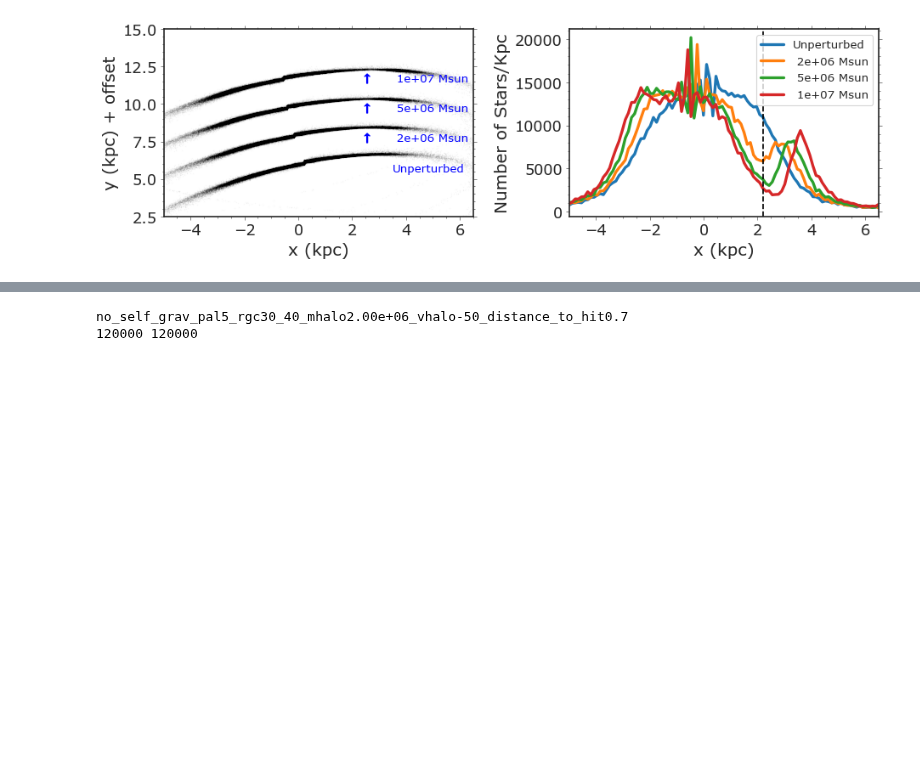
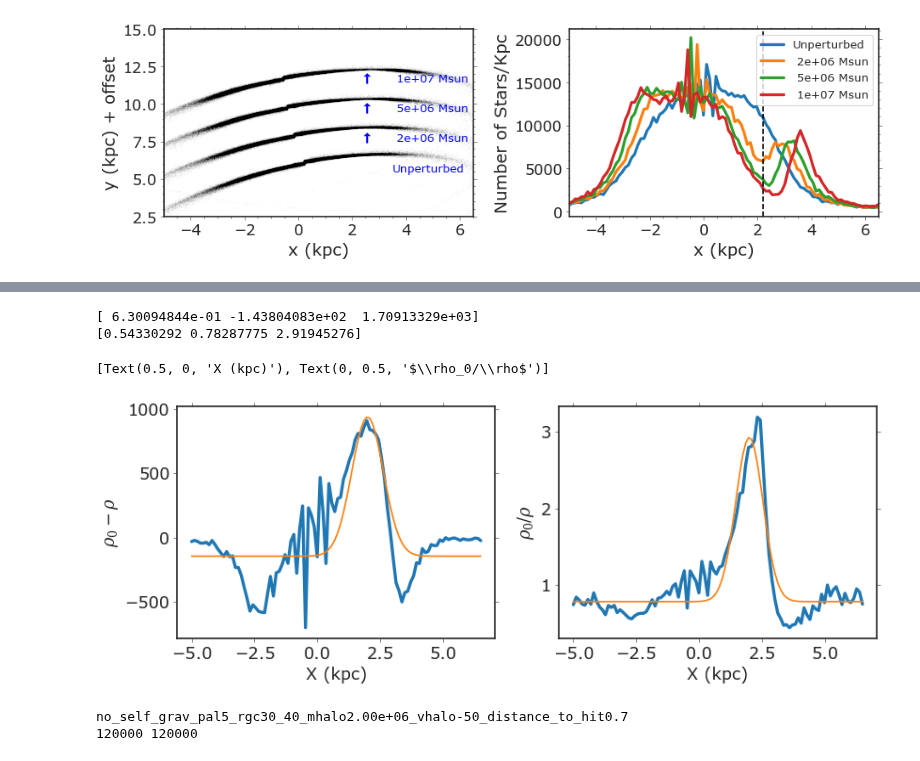
Before and after one commit to caganze/stellarstreams, a Jupyter notebook: notebooks/Poster Figures, Streams, Diagnostics.ipynb, the cells around one changed output, grey strips where cells are left out. Saved outputs shown, nothing was run; the diff lists cells and outputs as text; code cells hidden in the pictures; blank space fills up the shorter version.

```diff
--- a/notebooks/Poster Figures, Streams, Diagnostics.ipynb
+++ b/notebooks/Poster Figures, Streams, Diagnostics.ipynb
@@ -191,3 +256,57 @@ no_self_grav_pal5_rgc10_20_mhalo2.00e+06_vhalo-50_distance_to_hit0.5
+# %%
+rgc='10_20'
+
+xgrid=np.linspace(-5, 6.5, 100)
+vhalo=-50
+distance_to_hit=0.5
+
+mhalo=5e6
+#filename='pal5_rgc{}_mhalo{:.2e}_vhalo{:.0f}'.format(rgc, mhalo, vhalo)
+filename='no_self_grav_pal5_rgc{}_mhalo{:.2e}_vhalo{:.0f}_distance_to_hit{}'.format(rgc, mhalo, vhalo, distance_to_hit )
+f=path_data+'/{}.npy'.format(filename)
+filenames=np.array(glob.glob(f))
+st0=(read_orbit_file(filenames[-1].split('/')[-1]).flatten()[0])['stream']
+x0, y0=st0.y.value, st0.x.value
+mask= np.logical_and((x0-np.nanmedian(x0))>0., y0>2.5)
+line = np.polyfit(x0[mask], y0[mask], 1)
+angle=np.arctan(line[0])
+x0, y0=rotate(x0, y0, -angle, c=(np.nanmedian(x0), np.nanmedian(y0)))
+
+
+#filename='orgininalpal5_rgc{}'.format(rgc)
+filename='orgininalno_self_grav_pal5_rgc{}'.format(rgc)
+f=path_data+'/{}.npy'.format(filename)
+filenames=np.array(glob.glob(f))
+st0=(read_orbit_file(filenames[-1].split('/')[-1]).flatten()[0])['stream']
+center=np.nanmedian(np.array(rgc.split('_')).astype(float))
+
+xu, yu=st0.y.value, st0.x.value
+#mask= ((x0-np.nanmedian(x0))**2+(y0-np.nanmedian(y0))**2)**0.5<5
+mask= (xu-np.nanmedian(xu))>0.
+line = np.polyfit(xu[mask], yu[mask], 1)
+angle=np.arctan(line[0])
+xu, yu=rotate(xu, yu, -angle, c=(np.nanmedian(xu), np.nanmedian(yu)))
+
+
+fig, ax=plt.subplots(ncols=2, figsize=(12, 4))
+
+r=plot_density_ratio(xu,x0, xgrid, ax[0], 'Data')
+popt, pcov = curve_fit(gaussian, xgrid, r, p0=[1, 1, 200])
+ax[0].plot(xgrid, gaussian(xgrid, *popt), label='Gaussian')
+print (popt)
+ax[0].set(xlabel='X (kpc)', ylabel=r'$\rho_0-\rho$')
+
+
+r=plot_density_ratio(xu,x0, xgrid, ax[1], 'Data', ratio=True)
+popt, pcov = curve_fit(gaussian, xgrid, r, p0=[1, 1, 200])
+print (popt)
+ax[1].plot(xgrid, gaussian(xgrid, *popt), label='Gaussian')
+ax[1].set(xlabel='X (kpc)', ylabel=r'$\rho_0/\rho$')
+# %% [output]
+[ 6.30094844e-01 -1.43804083e+02  1.70913329e+03]
+[0.54330292 0.78287775 2.91945276]
+[Text(0.5, 0, 'X (kpc)'), Text(0, 0.5, '$\\rho_0/\\rho$')]
+[figure, added]
 # %%
 
 #distance_to_hit=0.7
```
Also changed, not shown: parts of 4 cells of this notebook, 1 other file.
